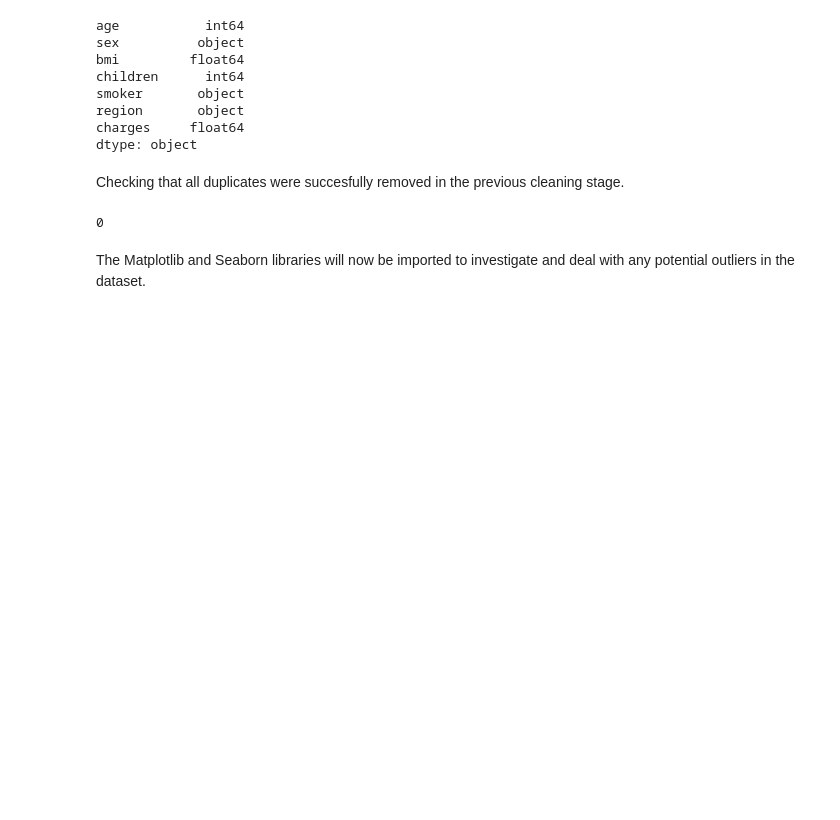
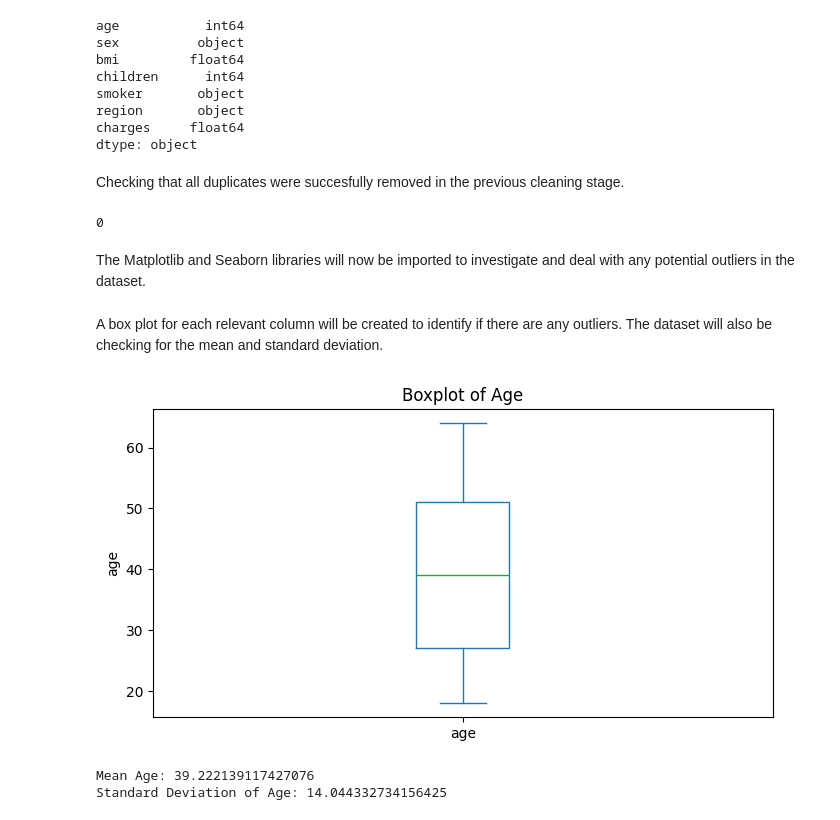
Before and after one commit to ksharpe-byte/Hackathon-1-Python_ETL_Visualisation, a Jupyter notebook: jupyter_notebooks/data_outliers.ipynb, the cells around one changed output. Saved outputs shown, nothing was run; the diff lists cells and outputs as text; code cells hidden in the pictures; blank space fills up the shorter version.

Commit message:
All boxplots have been created to identify any outliers

```diff
--- a/jupyter_notebooks/data_outliers.ipynb
+++ b/jupyter_notebooks/data_outliers.ipynb
@@ -80,3 +80,21 @@ The Matplotlib and Seaborn libraries will now be imported to investigate and dea
 # %%
 import matplotlib.pyplot as plt
 import seaborn as sns
+# %% [markdown]
+A box plot for each relevant column will be created to identify if there are any outliers. The dataset will also be checking for the mean and standard deviation.
+# %%
+plt.figure(figsize=(8, 4))
+df['age'].plot(kind='box')
+plt.title('Boxplot of Age')
+plt.ylabel('age')
+plt.show()
+# %% [output]
+[figure, added]
+# %%
+mean_age = df['age'].mean()
+std_dev_age = df['age'].std()
+print(f"Mean Age: {mean_age}")
+print(f"Standard Deviation of Age: {std_dev_age}")
+# %% [output]
+Mean Age: 39.222139117427076
+Standard Deviation of Age: 14.044332734156425
```
Also changed, not shown: parts of 9 cells of this notebook.
